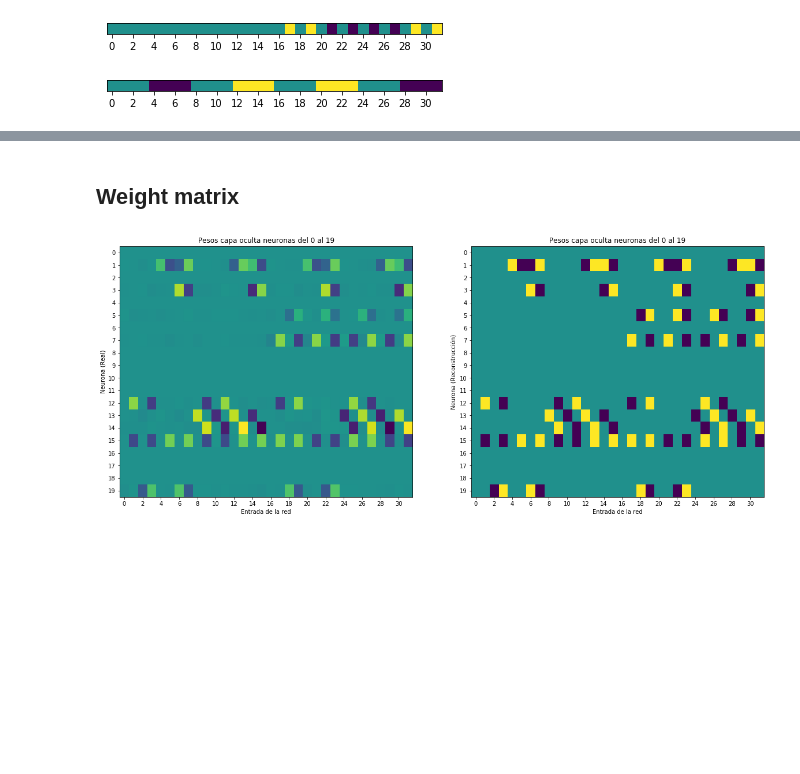
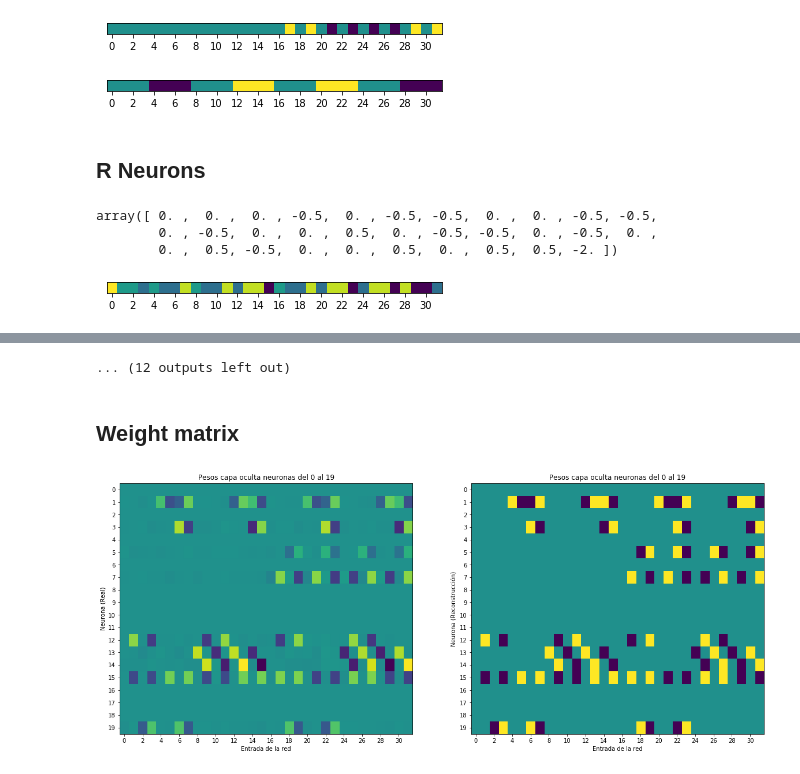
Before and after one commit to celrm/tfg, a Jupyter notebook: Python/weight_patterns.ipynb, the cells around one changed output, grey strips where cells are left out. Cells and saved outputs as stored; diff of their text form; code cells hidden in the pictures; blank space fills up the shorter version.

```diff
--- a/Python/weight_patterns.ipynb
+++ b/Python/weight_patterns.ipynb
@@ -300,3 +300,5 @@ add_neuron(199,[2],[0,1])
 [figure]
 [figure]
 [figure]
+# %% [markdown]
+## R Neurons
@@ -302,0 +340,12 @@ add_neuron(199,[2],[0,1])
+# %%
+add_radial(26,31,[0,-4,6,0,2,7],[-0.5,0])
+for i in [36,119,140,125,129]:
+    add_radial(i,31,[4,3,2,1,0,0],[-0.5,0])
+for i in [42,65,69,72,77,78,95,97,113,114,134,162,165,180,190,193]:
+    add_radial(i,15,[4,3,2,1,0,-1],[-0.2,0.5],symmetry=True)
+add_radial(181,31,[-4,1,0,-1,0,0],[-2,0.5])
+# %% [output]
+array([ 0. ,  0. ,  0. , -0.5,  0. , -0.5, -0.5,  0. ,  0. , -0.5, -0.5,
+        0. , -0.5,  0. ,  0. ,  0.5,  0. , -0.5, -0.5,  0. , -0.5,  0. ,
+        0. ,  0.5, -0.5,  0. ,  0. ,  0.5,  0. ,  0.5,  0.5, -2. ])
+[figure, added]
@@ -303,3 +362,4 @@ add_neuron(199,[2],[0,1])
+... (12 outputs left out)
 # %% [markdown]
 ## Weight matrix
 # %%
```
Also changed, not shown: parts of 17 cells of this notebook, 37 other files.
